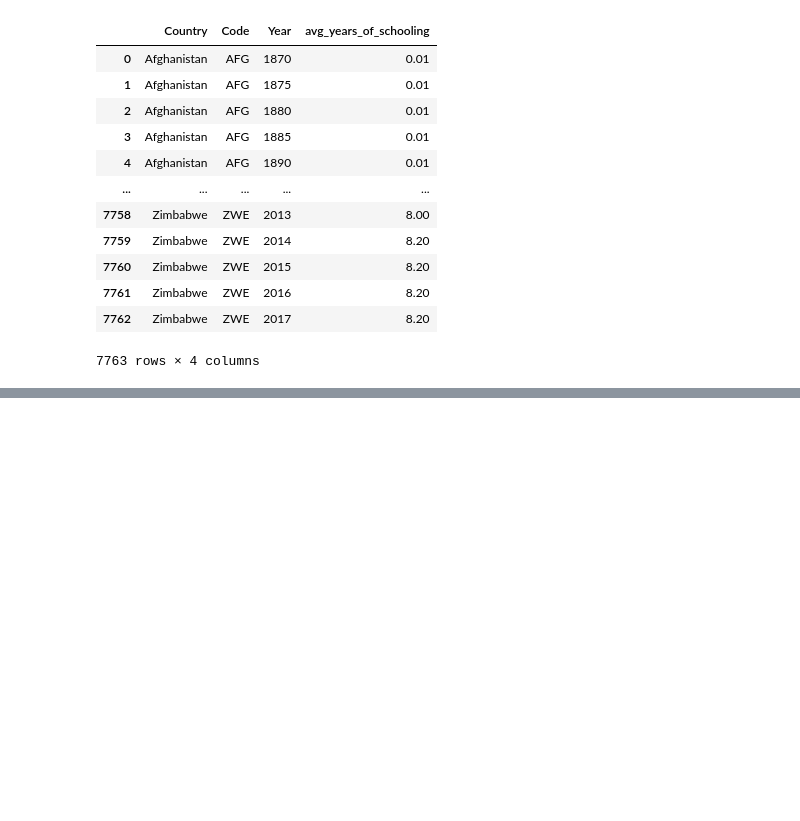
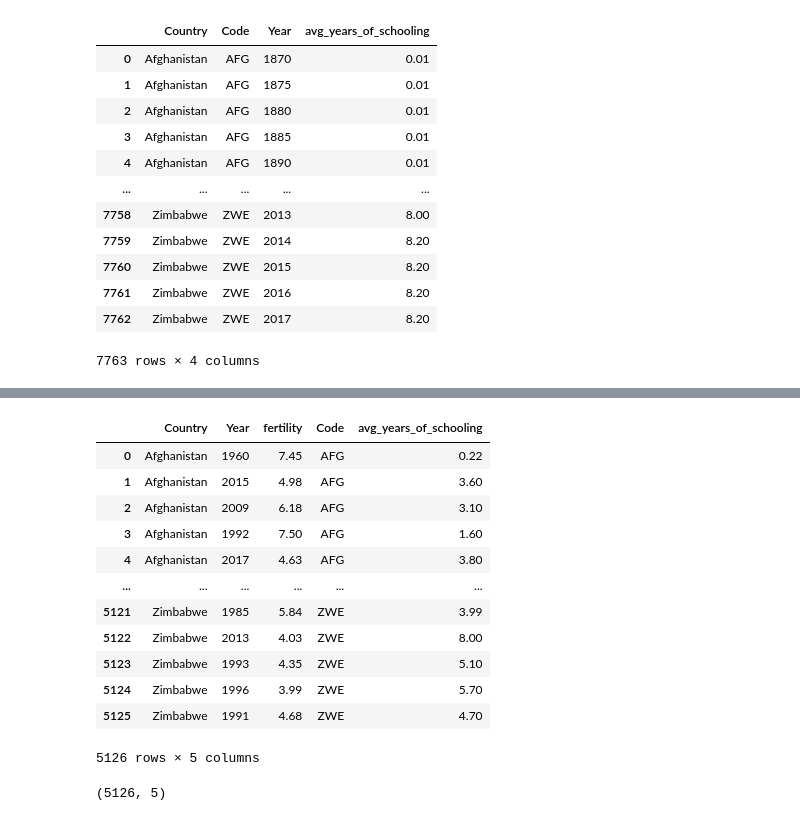
Before and after one commit to atifumacaxi/Fertility_and_Schooling, a Jupyter notebook: preprocessing.ipynb, the cells around one changed output, grey strips where cells are left out. Drawn from its saved outputs; the diff is of its cells as text; code cells hidden in the pictures; blank space fills up the shorter version.

```diff
--- a/preprocessing.ipynb
+++ b/preprocessing.ipynb
@@ -39,6 +43,3 @@ df_schooling
 | 7761 | Zimbabwe | ZWE | 2016 | 8.20 |
 | 7762 | Zimbabwe | ZWE | 2017 | 8.20 |
 7763 rows × 4 columns
-# %%
-df_schooling = df_schooling.drop(columns='Code')
-df_schooling.head()
@@ -97,0 +77,5 @@ df_schooling_fertility
+# %%
+#Transforming the "Year" column values into integers and removing everything below the year 1960
+df_fertility = df_fertility.astype({'Year':'int'})
+df_fertility.drop(df_fertility[df_fertility['Year']<=1959].index, inplace = True)
+df_fertility
@@ -97,0 +96,4 @@ df_schooling_fertility
+# %%
+#Removing every "_World" value in the "Country" column since we won't be using them
+df_fertility.drop(df_fertility[df_fertility['Country'] == '_World'].index, inplace = True)
+df_fertility
@@ -97,0 +114,23 @@ df_schooling_fertility
+# %%
+#Merging both datasets into one, each row and column with their respective matching values
+df = df_fertility.merge(df_schooling, how='inner', on=('Country', 'Year'))
+df
+# %% [output]
+|  | Country | Year | fertility | Code | avg_years_of_schooling |
+| 0 | Afghanistan | 1960 | 7.45 | AFG | 0.22 |
+| 1 | Afghanistan | 2015 | 4.98 | AFG | 3.60 |
+| 2 | Afghanistan | 2009 | 6.18 | AFG | 3.10 |
+| 3 | Afghanistan | 1992 | 7.50 | AFG | 1.60 |
+| 4 | Afghanistan | 2017 | 4.63 | AFG | 3.80 |
+| ... | ... | ... | ... | ... | ... |
+| 5121 | Zimbabwe | 1985 | 5.84 | ZWE | 3.99 |
+| 5122 | Zimbabwe | 2013 | 4.03 | ZWE | 8.00 |
+| 5123 | Zimbabwe | 1993 | 4.35 | ZWE | 5.10 |
+| 5124 | Zimbabwe | 1996 | 3.99 | ZWE | 5.70 |
+| 5125 | Zimbabwe | 1991 | 4.68 | ZWE | 4.70 |
+5126 rows × 5 columns
+# %%
+#Checking for dataset shape
+df.shape
+# %% [output]
+(5126, 5)
```
Also changed, not shown: parts of 14 cells of this notebook.
